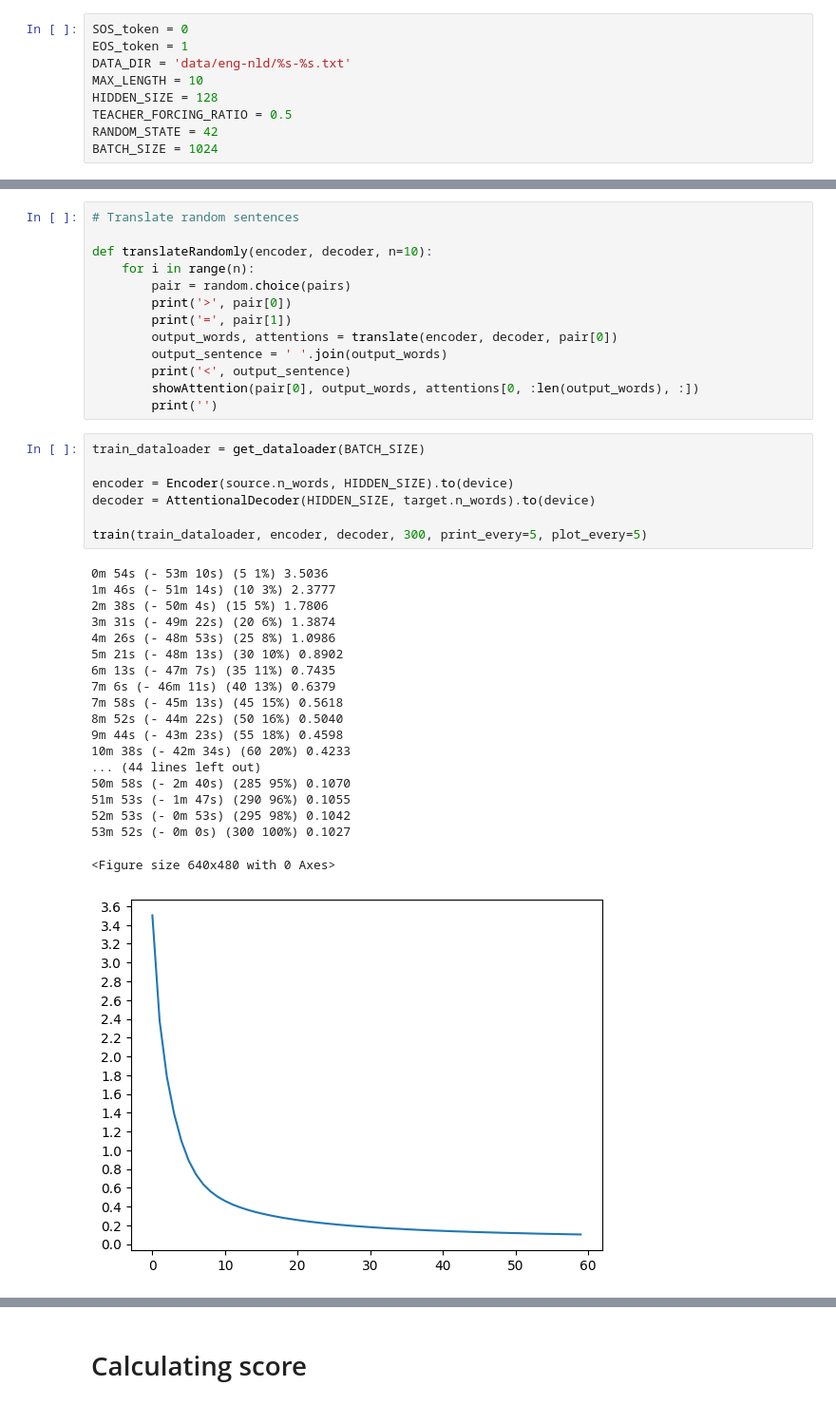
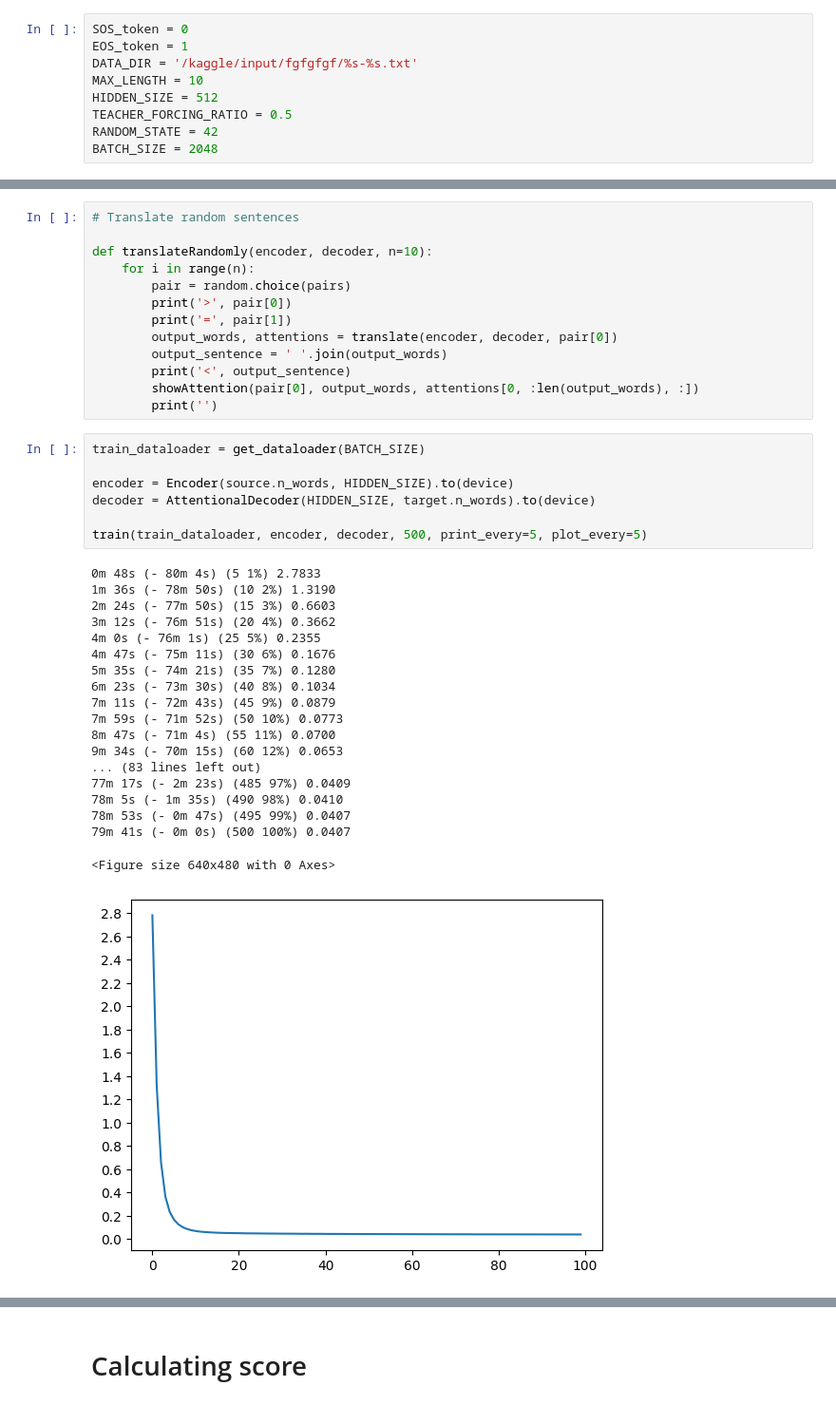
Before and after one commit to DKAvocad00/HW5, a Jupyter notebook: Translator/translator.ipynb, the cells around one changed output, grey strips where cells are left out. Shown at 95% size. Cells and saved outputs as stored; diff of their text form.

```diff
--- a/Translator/translator.ipynb
+++ b/Translator/translator.ipynb
@@ -43,12 +41,12 @@ cuda
 # %%
 SOS_token = 0
 EOS_token = 1
-DATA_DIR = 'data/eng-nld/%s-%s.txt'
+DATA_DIR = '/kaggle/input/fgfgfgf/%s-%s.txt'
 MAX_LENGTH = 10
-HIDDEN_SIZE = 128
+HIDDEN_SIZE = 512
 TEACHER_FORCING_RATIO = 0.5
 RANDOM_STATE = 42
-BATCH_SIZE = 1024
+BATCH_SIZE = 2048
 # %% [markdown]
 # Data preprocessing
 # %%
@@ -412,30 +411,30 @@ def translateRandomly(encoder, decoder, n=10):
 # %%
 train_dataloader = get_dataloader(BATCH_SIZE)
 
 encoder = Encoder(source.n_words, HIDDEN_SIZE).to(device)
 decoder = AttentionalDecoder(HIDDEN_SIZE, target.n_words).to(device)
 
-train(train_dataloader, encoder, decoder, 300, print_every=5, plot_every=5)
+train(train_dataloader, encoder, decoder, 500, print_every=5, plot_every=5)
 # %% [output]
-0m 54s (- 53m 10s) (5 1%) 3.5036
-1m 46s (- 51m 14s) (10 3%) 2.3777
-2m 38s (- 50m 4s) (15 5%) 1.7806
-3m 31s (- 49m 22s) (20 6%) 1.3874
-4m 26s (- 48m 53s) (25 8%) 1.0986
-5m 21s (- 48m 13s) (30 10%) 0.8902
-6m 13s (- 47m 7s) (35 11%) 0.7435
-7m 6s (- 46m 11s) (40 13%) 0.6379
-7m 58s (- 45m 13s) (45 15%) 0.5618
-8m 52s (- 44m 22s) (50 16%) 0.5040
-9m 44s (- 43m 23s) (55 18%) 0.4598
-10m 38s (- 42m 34s) (60 20%) 0.4233
-... (44 lines left out)
-50m 58s (- 2m 40s) (285 95%) 0.1070
-51m 53s (- 1m 47s) (290 96%) 0.1055
-52m 53s (- 0m 53s) (295 98%) 0.1042
-53m 52s (- 0m 0s) (300 100%) 0.1027
+0m 48s (- 80m 4s) (5 1%) 2.7833
+1m 36s (- 78m 50s) (10 2%) 1.3190
+2m 24s (- 77m 50s) (15 3%) 0.6603
+3m 12s (- 76m 51s) (20 4%) 0.3662
+4m 0s (- 76m 1s) (25 5%) 0.2355
+4m 47s (- 75m 11s) (30 6%) 0.1676
+5m 35s (- 74m 21s) (35 7%) 0.1280
+6m 23s (- 73m 30s) (40 8%) 0.1034
+7m 11s (- 72m 43s) (45 9%) 0.0879
+7m 59s (- 71m 52s) (50 10%) 0.0773
+8m 47s (- 71m 4s) (55 11%) 0.0700
+9m 34s (- 70m 15s) (60 12%) 0.0653
+... (83 lines left out)
+77m 17s (- 2m 23s) (485 97%) 0.0409
+78m 5s (- 1m 35s) (490 98%) 0.0410
+78m 53s (- 0m 47s) (495 99%) 0.0407
+79m 41s (- 0m 0s) (500 100%) 0.0407
 <Figure size 640x480 with 0 Axes>
-[figure, old version]
+[figure, new version]
 # %%
 encoder.eval()
 decoder.eval()
```
Also changed, not shown: parts of 8 cells of this notebook.
